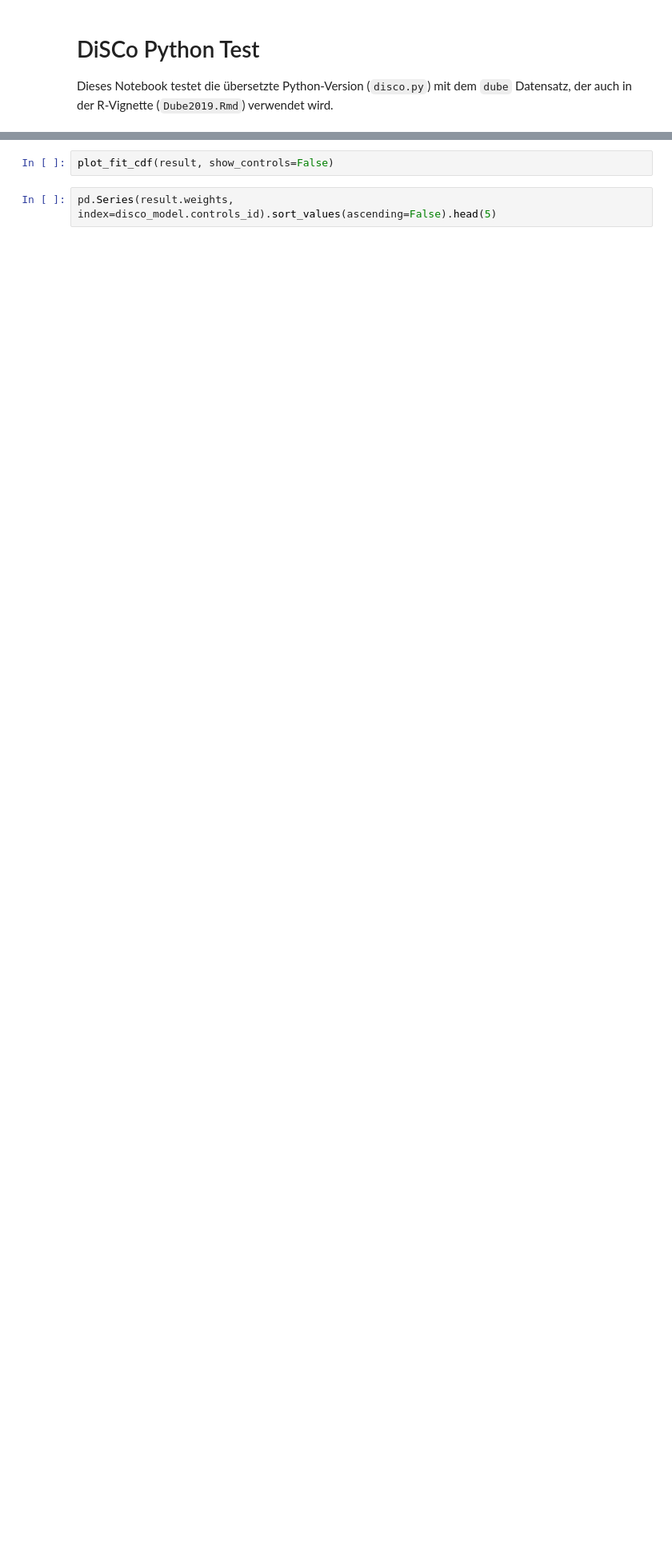
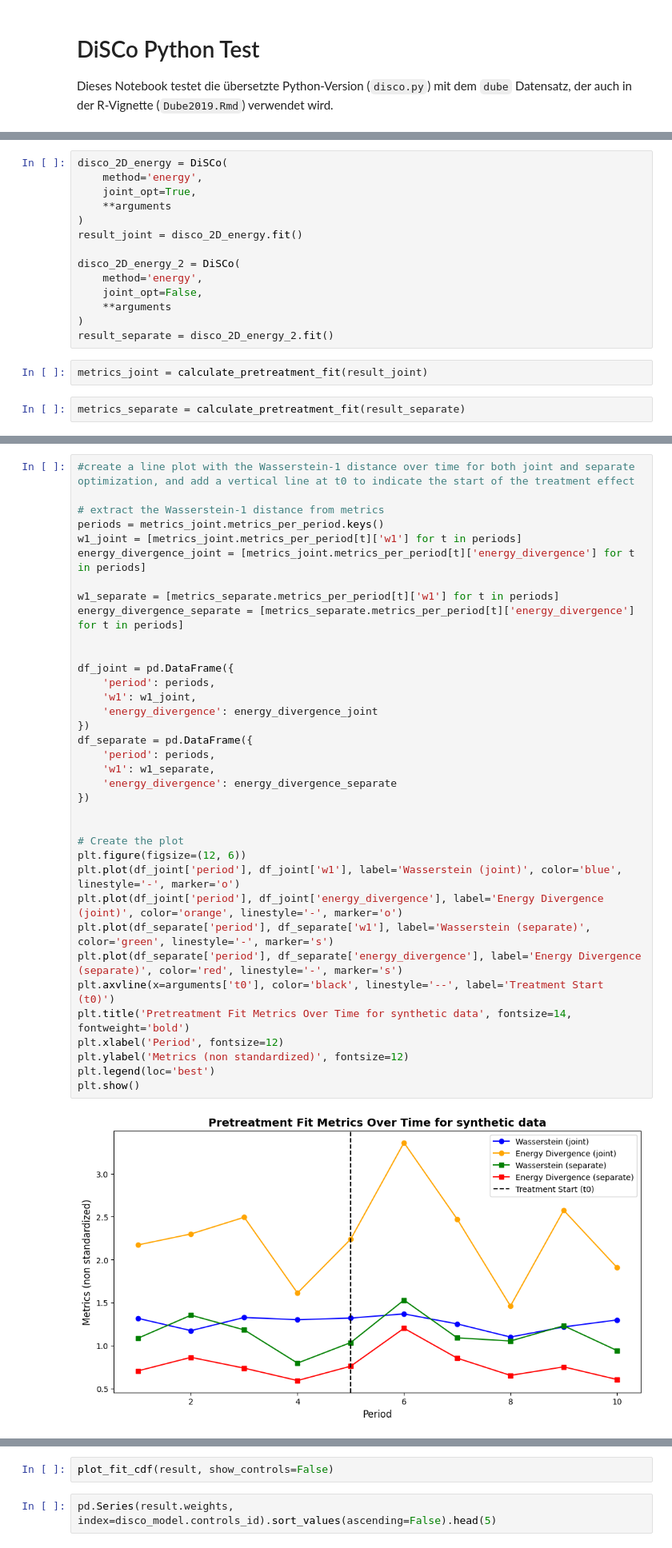
Before and after one commit to alexanderhxs/DiSCos, a Jupyter notebook: python/test_disco.ipynb, the cells around one changed output, grey strips where cells are left out. Shown at 80% size. Cells and saved outputs as stored; diff of their text form; blank space fills up the shorter version.

Commit message:
add joint optimization and accurate metrics

```diff
--- a/python/test_disco.ipynb
+++ b/python/test_disco.ipynb
@@ -22,0 +220,18 @@ from python.evaluation.metrics import calculate_pretreatment_fit
+# %%
+disco_2D_energy = DiSCo(
+    method='energy',
+    joint_opt=True,
+    **arguments
+)
+result_joint = disco_2D_energy.fit()
+
+disco_2D_energy_2 = DiSCo(
+    method='energy',
+    joint_opt=False,
+    **arguments
+)
+result_separate = disco_2D_energy_2.fit()
+# %%
+metrics_joint = calculate_pretreatment_fit(result_joint)
+# %%
+metrics_separate = calculate_pretreatment_fit(result_separate)
@@ -22,0 +248,38 @@ from python.evaluation.metrics import calculate_pretreatment_fit
+# %%
+#create a line plot with the Wasserstein-1 distance over time for both joint and separate optimization, and add a vertical line at t0 to indicate the start of the treatment effect
+
+# extract the Wasserstein-1 distance from metrics
+periods = metrics_joint.metrics_per_period.keys()
+w1_joint = [metrics_joint.metrics_per_period[t]['w1'] for t in periods]
+energy_divergence_joint = [metrics_joint.metrics_per_period[t]['energy_divergence'] for t in periods]
+
+w1_separate = [metrics_separate.metrics_per_period[t]['w1'] for t in periods]
+energy_divergence_separate = [metrics_separate.metrics_per_period[t]['energy_divergence'] for t in periods]
+
+
+df_joint = pd.DataFrame({
+    'period': periods,
+    'w1': w1_joint,
+    'energy_divergence': energy_divergence_joint
+})
+df_separate = pd.DataFrame({
+    'period': periods,
+    'w1': w1_separate,
+    'energy_divergence': energy_divergence_separate
+})
+
+
+# Create the plot
+plt.figure(figsize=(12, 6))
+plt.plot(df_joint['period'], df_joint['w1'], label='Wasserstein (joint)', color='blue', linestyle='-', marker='o')
+plt.plot(df_joint['period'], df_joint['energy_divergence'], label='Energy Divergence (joint)', color='orange', linestyle='-', marker='o')
+plt.plot(df_separate['period'], df_separate['w1'], label='Wasserstein (separate)', color='green', linestyle='-', marker='s')
+plt.plot(df_separate['period'], df_separate['energy_divergence'], label='Energy Divergence (separate)', color='red', linestyle='-', marker='s')
+plt.axvline(x=arguments['t0'], color='black', linestyle='--', label='Treatment Start (t0)')
+plt.title('Pretreatment Fit Metrics Over Time for synthetic data', fontsize=14, fontweight='bold')
+plt.xlabel('Period', fontsize=12)
+plt.ylabel('Metrics (non standardized)', fontsize=12)
+plt.legend(loc='best')
+plt.show()
+# %% [output]
+[figure, added]
```
Also changed, not shown: parts of 19 cells of this notebook, 8 other files.
